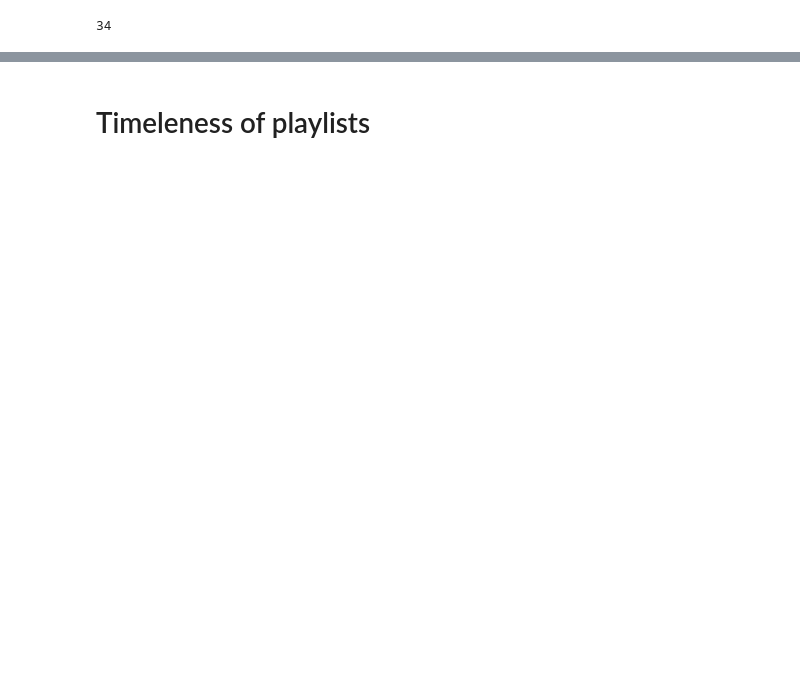
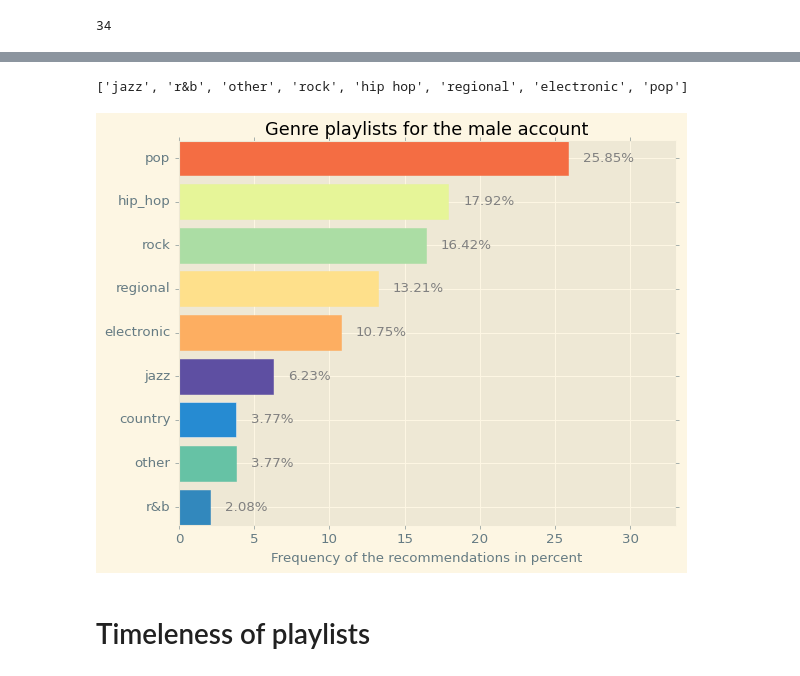
Before and after one commit to Yvysanna/Thesis, a Jupyter notebook: spotify1.ipynb, the cells around one changed output, grey strips where cells are left out. Cells and saved outputs as stored; diff of their text form; code cells hidden in the pictures; blank space fills up the shorter version.

```diff
--- a/spotify1.ipynb
+++ b/spotify1.ipynb
@@ -735,0 +756,15 @@ NameError: name 'plot' is not defined
+# %%
+conditions=[
+    (male['playlist name'].isin(rock)),
+    (male['playlist name'].isin(regional)),
+    (male['playlist name'].isin(pop)),
+    (male['playlist name'].isin(electronic)),
+    (male['playlist name'].isin(hip_hop)),
+    (male['playlist name'].isin(jazz)),
+    (male['playlist name'].isin(rnb)),
+    (male['playlist name'].isin(classical)),
+    (male['playlist name'].isin(country)),
+    (male['playlist name'].isin(other))
+    ]
+
+male['genre'] = np.select(conditions, values)
@@ -736,3 +801,39 @@ NameError: name 'plot' is not defined
+# %%
+['pop', 'electronic', 'regional', 'hip hop', 'rock', 'other', 'r&b', 'jazz'][::-1]
+# %% [output]
+['jazz', 'r&b', 'other', 'rock', 'hip hop', 'regional', 'electronic', 'pop']
+# %%
+plotdf = male[['genre', 'playlist count']][male['genre'] != '0'].drop_duplicates()
+plotdf['percent'] = round((plotdf.groupby('genre')['playlist count'].transform('sum')/plotdf['playlist count'].sum())*100, 2)
+plotdf = plotdf[['genre', 'percent']].drop_duplicates()
+plotdf.sort_values(by='percent', ascending=True, inplace=True)
+
+fig, ax = plt.subplots()
+
+barlist = ax.barh(list(map(lambda x: x.replace('rnb', 'r&b'), list(plotdf['genre']))), list(plotdf['percent']))
+barlist[-1].set_color(color[-1])
+barlist[-2].set_color(color[-4])
+barlist[-3].set_color(color[3])
+barlist[-4].set_color(color[-3])
+barlist[-5].set_color(color[-2])
+barlist[-6].set_color(color[0])
+barlist[-8].set_color(color[2])
+barlist[-9].set_color(color[1])
+
+ax.set_title('Genre playlists for the male account')
+ax.set_xlabel('Frequency of the recommendations in percent')
+ax.set_xlim(0,33)
+
+
+# Add labels
+for i, v in enumerate(list(plotdf['percent'])):
+    ax.text(v + 1, i, str(v)+'%', va='center', color='grey')
+
+
+plt.savefig('data/mgenres.png', dpi=300,  bbox_inches="tight")
+plt.show()
+# %% [output]
+[figure, added]
 # %% [markdown]
 # Timeleness of playlists
 # %%
```
Also changed, not shown: parts of 42 cells of this notebook, 7 other files.
